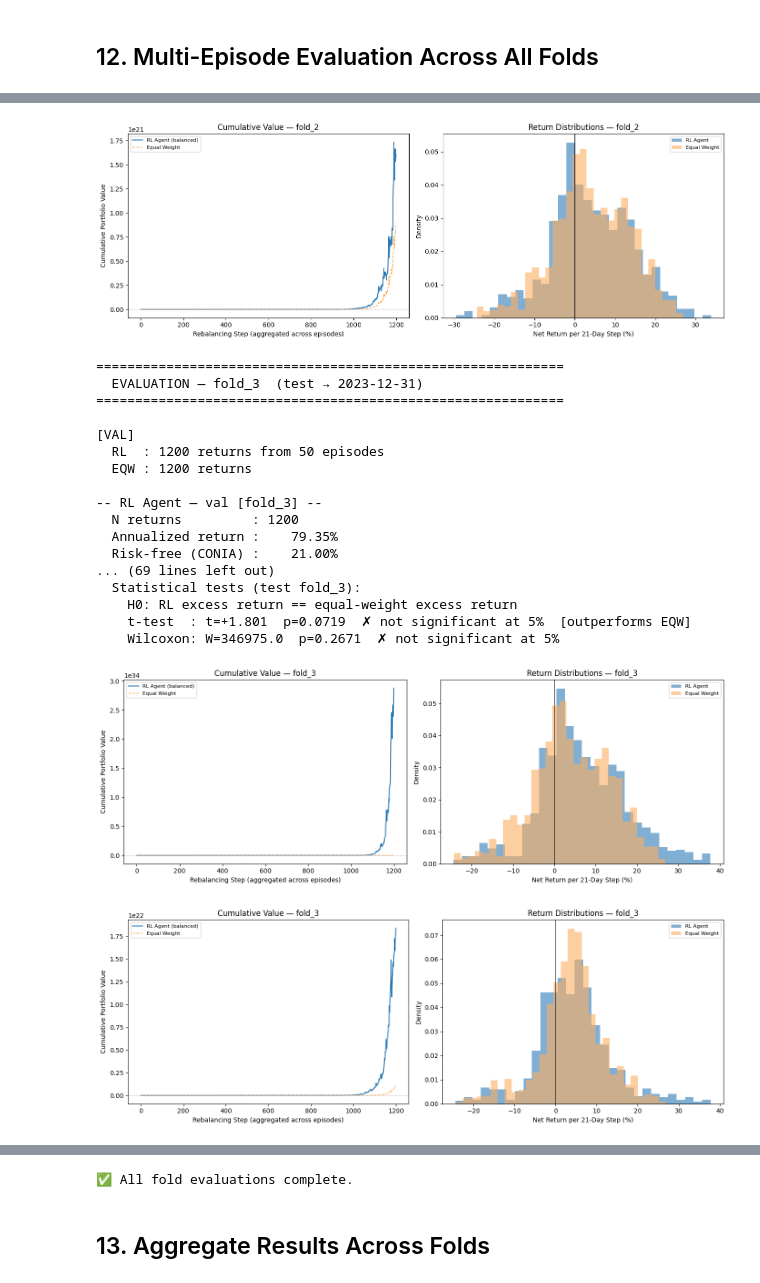
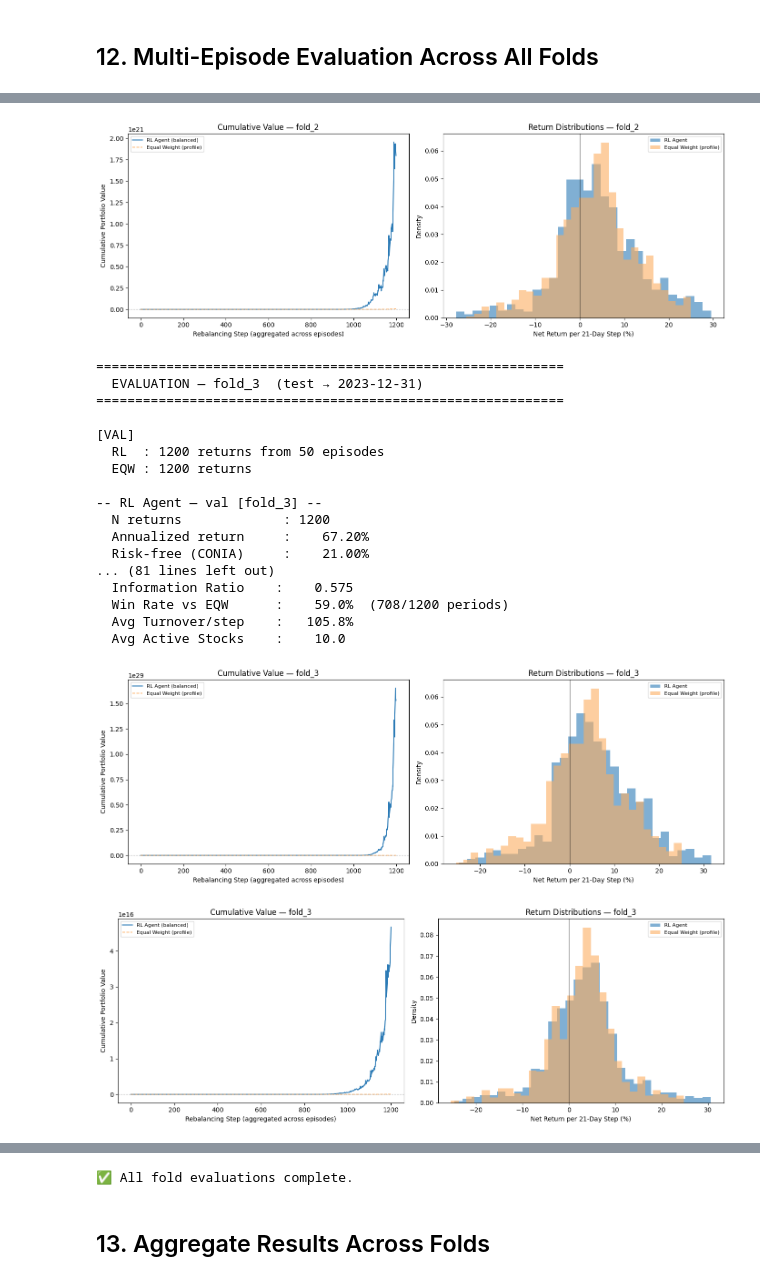
Before and after one commit to miraemad319/Portfolio_Personalization, a Jupyter notebook: src/notebooks/02.ipynb, the cells around one changed output, grey strips where cells are left out. Saved outputs shown, nothing was run; the diff lists cells and outputs as text; code cells hidden in the pictures.

```diff
--- a/src/notebooks/02.ipynb
+++ b/src/notebooks/02.ipynb
@@ -51,7 +58,7 @@ MARKET_DATA_PATH = BASE_DIR / "src/ingestion/cache/market_data.csv"
 RRFR_SCRIPT_PATH = BASE_DIR / "src/ingestion/EGX30_RRFR.py"
 # %%
 # ── Version and profile ───────────────────────────────────────────────────────
-VERSION      = "v4"
+VERSION      = "v7"
 RISK_PROFILE = "balanced"
 # %%
 # ── Episode structure ─────────────────────────────────────────────────────────
@@ -1345,18 +1407,19 @@ Stopping training because there was no new best model in the last 51 evaluations
 ## 12. Multi-Episode Evaluation Across All Folds
 # %%
 _template_env = PortfolioEnv(
-    feature_tensor   = feature_tensor,
-    returns_tensor   = returns_tensor,
-    mask_tensor      = mask_tensor,
-    market_signal    = market_signal,
-    universe_indices = universe_indices,
-    split_indices    = fold_split_indices["fold_1"],
-    risk_profile     = RISK_PROFILE,
-    feature_names    = feature_names,
-    mode             = "test",
-    episode_length   = EPISODE_LENGTH,
-    rebalance_days   = REBALANCE_DAYS,
-    silent           = True,
+    feature_tensor      = feature_tensor,
+    returns_tensor      = returns_tensor,
+    mask_tensor         = mask_tensor,
+    market_signal       = market_signal,
+    profile_mask_tensor = profile_mask_tensor,
+    universe_indices    = universe_indices,
+    split_indices       = fold_split_indices["fold_1"],
+    risk_profile        = RISK_PROFILE,
+    feature_names       = feature_names,
+    mode                = "test",
+    episode_length      = EPISODE_LENGTH,
+    rebalance_days      = REBALANCE_DAYS,
+    silent              = True,
 )
 # %%
 all_fold_results = {}
@@ -1371,7 +1434,6 @@ for fold in WALK_FORWARD_FOLDS:
     print(f"  EVALUATION — {fold_name}  (test → {fold['test_end']})")
     print(f"{'='*60}")
 
-    # ── Val ───────────────────────────────────────────────────────────────────
     print(f"\n[VAL]")
     rl_val_returns, rl_val_episodes = multi_episode_evaluate(
         model, _template_env, split, "val", EPISODE_LENGTH
@@ -1392,7 +1454,6 @@ for fold in WALK_FORWARD_FOLDS:
         label=f"val {fold_name}"
     )
 
-    # ── Test ──────────────────────────────────────────────────────────────────
     print(f"\n[TEST]")
     rl_test_returns, rl_test_episodes = multi_episode_evaluate(
         model, _template_env, split, "test", EPISODE_LENGTH
@@ -1413,6 +1474,18 @@ for fold in WALK_FORWARD_FOLDS:
         label=f"test {fold_name}"
     )
 
+    print(f"\n[ACTIVE METRICS — TEST]")
+    active_metrics_test = compute_active_metrics(
+        rl_returns   = rl_test_returns,
+        eq_returns   = eq_test_returns,
+        model        = model,
+        env_template = _template_env,
+        split_indices = split,
+        mode         = "test",
+        episode_length = EPISODE_LENGTH,
+        fold_name    = fold_name,
+    )
+
     plot_fold_results(rl_val_returns,  eq_val_returns,  fold_name, "val",  plots_dir)
     plot_fold_results(rl_test_returns, eq_test_returns, fold_name, "test", plots_dir)
 
@@ -1429,6 +1502,7 @@ for fold in WALK_FORWARD_FOLDS:
         "rl_test_ci":        rl_test_ci,
         "val_significance":  val_sig,
         "test_significance": test_sig,
+        "active_metrics": active_metrics_test,
     }
     all_fold_results[fold_name] = fold_result
 
@@ -1478,23 +1552,23 @@ print(f"\n✅ All fold evaluations complete.")
-[figure, old version]
+[figure, new version]
 ============================================================
   EVALUATION — fold_3  (test → 2023-12-31)
 ============================================================
 
 [VAL]
   RL  : 1200 returns from 50 episodes
   EQW : 1200 returns
 
 -- RL Agent — val [fold_3] --
-  N returns         : 1200
-  Annualized return :    79.35%
-  Risk-free (CONIA) :    21.00%
-... (69 lines left out)
-  Statistical tests (test fold_3):
-    H0: RL excess return == equal-weight excess return
-    t-test  : t=+1.801  p=0.0719  ✗ not significant at 5%  [outperforms EQW]
-    Wilcoxon: W=346975.0  p=0.2671  ✗ not significant at 5%
+  N returns             : 1200
+  Annualized return     :    67.20%
+  Risk-free (CONIA)     :    21.00%
+... (81 lines left out)
+  Information Ratio    :    0.575
+  Win Rate vs EQW      :    59.0%  (708/1200 periods)
+  Avg Turnover/step    :   105.8%
+  Avg Active Stocks    :    10.0
-[figure, old version]
+[figure, new version]
-[figure, old version]
+[figure, new version]
 ============================================================
   EVALUATION — fold_4  (test → 2025-12-31)
 ============================================================
```
Also changed, not shown: parts of 24 cells of this notebook, 4 other files.
